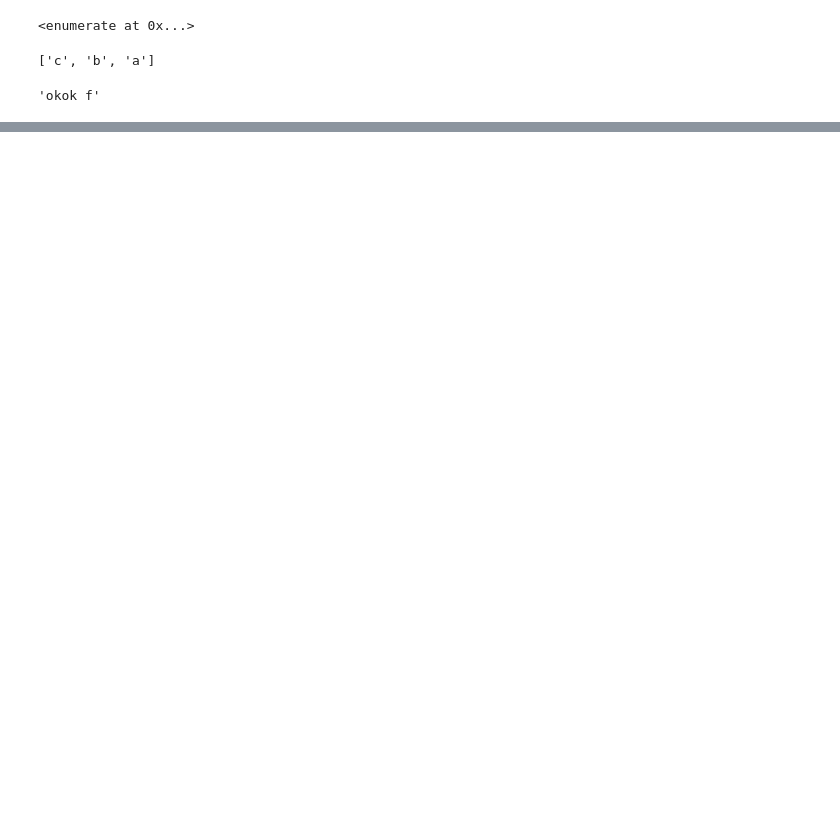
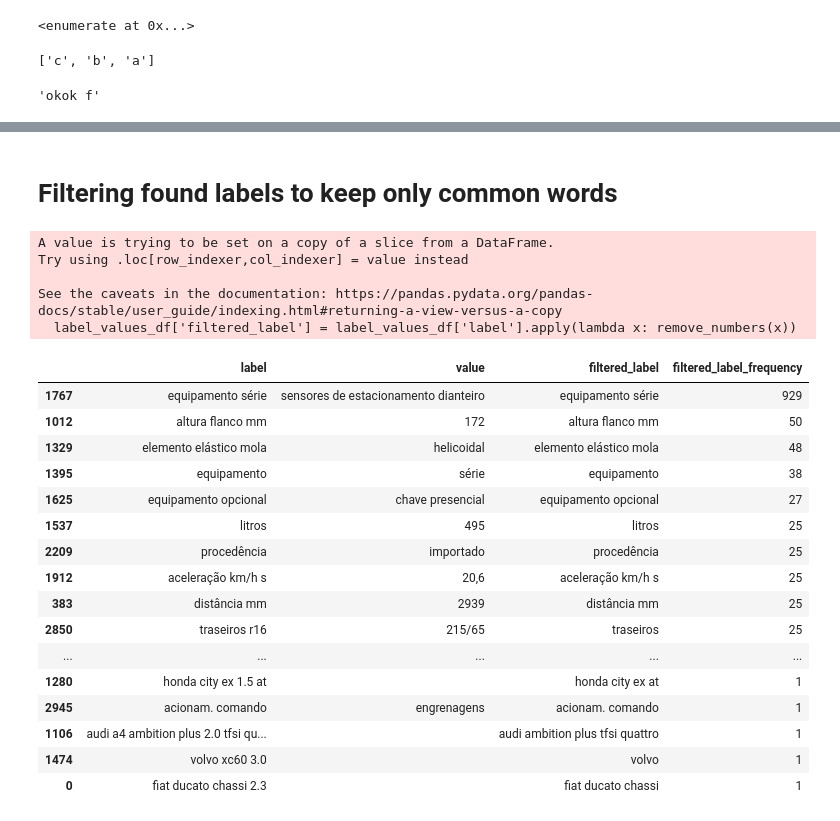
Before and after one commit to marcnaweb/car_recommendation_engine, a Jupyter notebook: notebooks/marc_text_to_table_datasheet_tests.ipynb, the cells around one changed output, grey strips where cells are left out. Drawn from its saved outputs; the diff is of its cells as text; code cells hidden in the pictures; blank space fills up the shorter version.

```diff
--- a/notebooks/marc_text_to_table_datasheet_tests.ipynb
+++ b/notebooks/marc_text_to_table_datasheet_tests.ipynb
@@ -44,6 +40,7 @@ for file in text_files:
         #pass
         # Remove words in between brackets
         line = re.sub(r'\[.*?\]', ' ', line)
+        line = re.sub(r'\CNW', ' ', line)
         words = line.split()
         # Remove words that contain a special character
         words = [word for word in words if all(  c == '\n' or c == '/'  or c =='.' or c == ',' for c in string.punctuation if c in word)]
@@ -63,7 +60,7 @@ for file in text_files:
 
 #print(text_content)
 # %%
-words = ["de", '12,3.5', 'bb']
+words = ["de", '12,3.5', 'a', 'bb']
 
 
 words = [f"{i}_{word}" if word not in stopwords.words('portuguese') else word for i, word in enumerate(words)]
@@ -255,0 +267,20 @@ label_values_list
+# %%
+label_values_df = pd.DataFrame(label_values_list_temp, columns=["label", "value"])
+
+"""
+    label_values_df.sort_values(by='label_frequency', ascending=False, inplace=True)
+    label_values_df.drop_duplicates(subset='label', keep='first', inplace=True)
+    pd.set_option('display.max_rows', 200)
+
+
+    #label_values_df['label'].values.tolist()
+    label_values_df#.iloc[500:621]
+    #label_values_df.describe()
+    #text_content = label_values_df['label'].values.tolist()
+    #text_content
+    label_values_df[label_values_df['label_frequency'] > 2]#.describe()
+
+    #label_values_df[label_values_df['label'] == "equipamento série"].drop_duplicates(subset='value', keep='first', inplace=False)#.describe()
+
+"""
+label_values_df.head(200)
@@ -255,0 +305,38 @@ label_values_list
+# %% [markdown]
+# Filtering found labels to keep only common words
+# %%
+# we choose to keep labels that does not contain numbers
+
+def remove_numbers(text):
+    words =  text.split()
+    filtered_words = [word for word in words if re.match(r'\D*$', word)]
+    filtered_text = ' '.join(filtered_words)
+    #print(filtered_text)
+    return(filtered_text)
+# %%
+label_values_df['filtered_label'] = label_values_df['label'].apply(lambda x: remove_numbers(x))
+label_values_df = label_values_df[label_values_df["filtered_label"] != "" ]  #.dropna(subset=['filtered_label'])
+label_values_df.head(200)
+# %% [output]
+A value is trying to be set on a copy of a slice from a DataFrame.
+Try using .loc[row_indexer,col_indexer] = value instead
+
+See the caveats in the documentation: https://pandas.pydata.org/pandas-docs/stable/user_guide/indexing.html#returning-a-view-versus-a-copy
+  label_values_df['filtered_label'] = label_values_df['label'].apply(lambda x: remove_numbers(x))
+|  | label | value | filtered_label | filtered_label_frequency |
+| 1767 | equipamento série | sensores de estacionamento dianteiro | equipamento série | 929 |
+| 1012 | altura flanco mm | 172 | altura flanco mm | 50 |
+| 1329 | elemento elástico mola | helicoidal | elemento elástico mola | 48 |
+| 1395 | equipamento | série | equipamento | 38 |
+| 1625 | equipamento opcional | chave presencial | equipamento opcional | 27 |
+| 1537 | litros | 495 | litros | 25 |
+| 2209 | procedência | importado | procedência | 25 |
+| 1912 | aceleração km/h s | 20,6 | aceleração km/h s | 25 |
+| 383 | distância mm | 2939 | distância mm | 25 |
+| 2850 | traseiros r16 | 215/65 | traseiros | 25 |
+| ... | ... | ... | ... | ... |
+| 1280 | honda city ex 1.5 at |  | honda city ex at | 1 |
+| 2945 | acionam. comando | engrenagens | acionam. comando | 1 |
+| 1106 | audi a4 ambition plus 2.0 tfsi qu... |  | audi ambition plus tfsi quattro | 1 |
+| 1474 | volvo xc60 3.0 |  | volvo | 1 |
+| 0 | fiat ducato chassi 2.3 |  | fiat ducato chassi | 1 |
```
Also changed, not shown: parts of 32 cells of this notebook, 1 other file.
